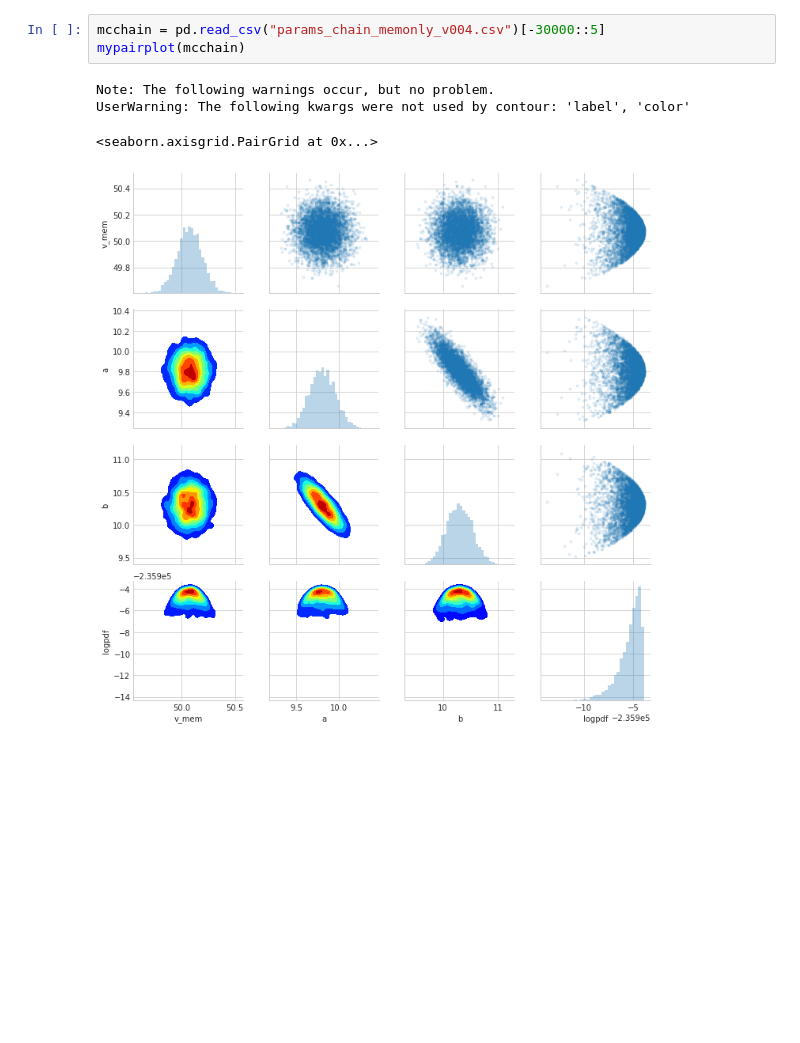
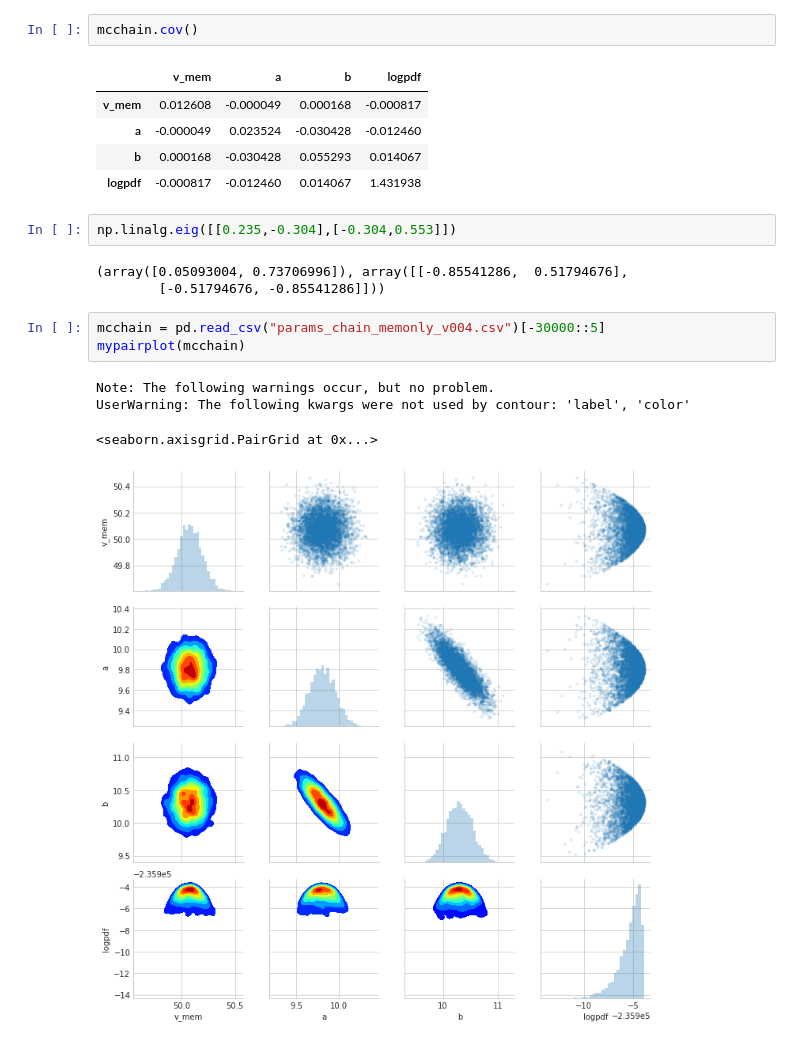
Before and after one commit to gomeshun/modKI17, a Jupyter notebook: python/memonly.ipynb, the cells around one changed output. Drawn from its saved outputs; the diff is of its cells as text; blank space fills up the shorter version.

```diff
--- a/python/memonly.ipynb
+++ b/python/memonly.ipynb
@@ -50,3 +70,16 @@ UserWarning: The following kwargs were not used by contour: 'label', 'color'
+# %%
+mcchain.cov()
+# %% [output]
+|  | v_mem | a | b | logpdf |
+| v_mem | 0.012608 | -0.000049 | 0.000168 | -0.000817 |
+| a | -0.000049 | 0.023524 | -0.030428 | -0.012460 |
+| b | 0.000168 | -0.030428 | 0.055293 | 0.014067 |
+| logpdf | -0.000817 | -0.012460 | 0.014067 | 1.431938 |
+# %%
+np.linalg.eig([[0.235,-0.304],[-0.304,0.553]])
+# %% [output]
+(array([0.05093004, 0.73706996]), array([[-0.85541286,  0.51794676],
+        [-0.51794676, -0.85541286]]))
 # %%
 mcchain = pd.read_csv("params_chain_memonly_v004.csv")[-30000::5]
 mypairplot(mcchain)
```
Also changed, not shown: parts of 6 cells of this notebook, 1 other file.
